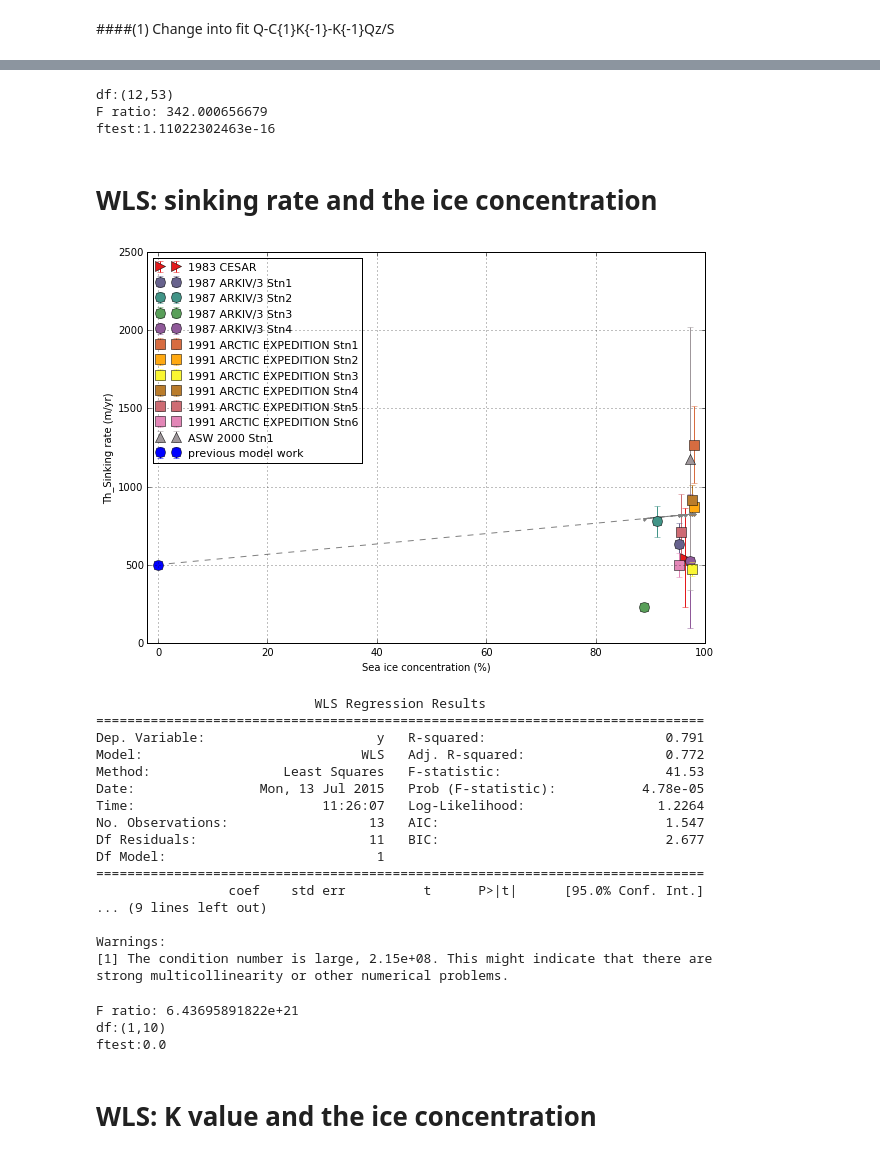
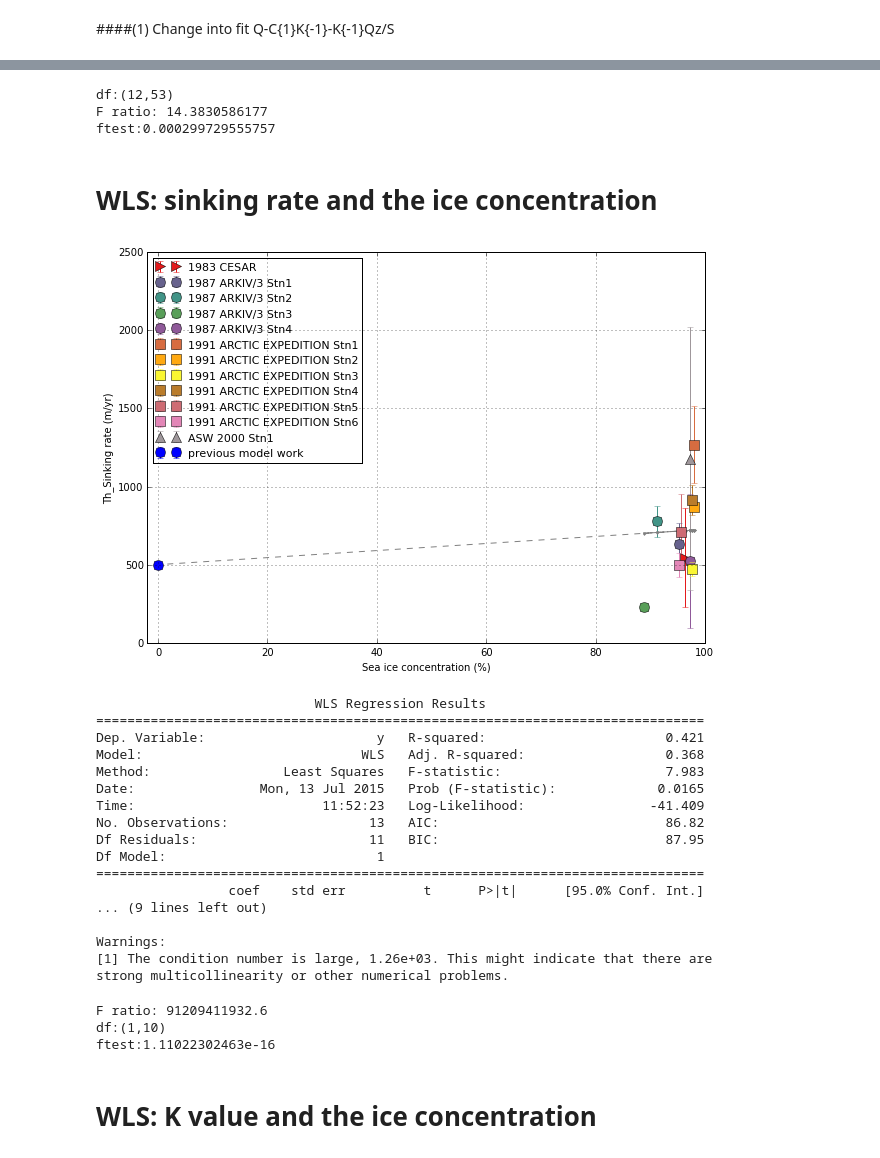
Before and after one commit to UBC-MOAD/analysis-cindy, a Jupyter notebook: notebooks/[parameterization]Version4_Th-err**2.ipynb, the cells around one changed output, grey strips where cells are left out. Saved outputs shown, nothing was run; the diff lists cells and outputs as text; code cells hidden in the pictures.

```diff
--- a/notebooks/[parameterization]Version4_Th-err**2.ipynb
+++ b/notebooks/[parameterization]Version4_Th-err**2.ipynb
@@ -65,8 +65,8 @@ for j in range(file_num):
     ftest=sm.WLS(x, y, weights=1./err**2).fit()
 
 
-    model1=np.sum(ftest.resid**2/err**4)
-    model2=np.sum(res_wls.resid**2/err**4)
+    model1=np.sum(ftest.resid**2/err**2)
+    model2=np.sum(res_wls.resid**2/err**2)
     rss1[j]=model1
     rss2[j]=model2
 
@@ -191,10 +191,10 @@ for j in range(file_num):
     ftest=sm.WLS(x, y2, weights=1./err**2).fit()
 
     #calculate weighted resid. sum
-    resid1=ftest.resid**2/err**4
+    resid1=ftest.resid**2/err**2
     model1=np.sum(resid1)
 
-    resid2=res_wls2.resid**2/err**4
+    resid2=res_wls2.resid**2/err**2
     model2=np.sum(resid2)
 
     #prepare data to recalculate the whole profile later
@@ -275,8 +275,8 @@ print ('F ratio: %s'%F)
 print ('ftest:%s'%p)
 # %% [output]
 df:(12,53)
-F ratio: 342.000656679
-ftest:1.11022302463e-16
+F ratio: 14.3830586177
+ftest:0.000299729555757
 # %% [markdown]
 # WLS: sinking rate and the ice concentration
 # %%
@@ -285,54 +285,54 @@ i=np.empty([file_num,1])
 #    data=pd.read_csv(nc_filename[j])
 #    i[j,:]= data['ice'][0];
 i= np.array([96.4,95.2,91.2,88.8,97.2,98,98,97.6,97.6,95.6,95.2,97.2]) #'remember to add i'
 #marker=      ['o','o','o','o',   '^','s','s','s','s','s', 's','D','D','>']
 
 err1=(WLS_err1/WLS_coef1)*1/WLS_coef1*0.0267
 #((WLS_err1/WLS_coef1)**2)**(0.5)
 sinking_rate=numpy.append(sinking_rate,500)
 i=numpy.append(i,0)
 err1=numpy.append(err1,0.0001)
 i2 = sm.add_constant(i,prepend=False)
-mod_wls3 = sm.WLS(sinking_rate,i2,weights=1./err1**4) #Is it the real error?
+mod_wls3 = sm.WLS(sinking_rate,i2,weights=1./err1**2) #Is it the real error?
 res_wls3 = mod_wls3.fit()
 
 fig, ax = plt.subplots(1,figsize=(10,7))
 ax.plot(i, res_wls3.fittedvalues, '--.',color='grey')
 for j in range(file_num):
     data=pd.read_csv(nc_filename[j])
     name= data['name'][0];
     errorbar(i[j],sinking_rate[j],yerr=err1[j],fmt=marker[j],markersize=10,c=cm.Set1(j*23),label=name)
 
 ax.errorbar(i[-1],sinking_rate[-1], yerr=err1[-1], fmt='o',markersize=10,c='blue',label='previous model work')
 ax.legend(loc=0, fontsize=11)#,bbox_to_anchor=(1.45,1))
 plt.xlabel('Sea ice concentration (%)')
 plt.ylabel('Th_Sinking rate (m/yr)')
 
 #ax.set_ylim([0, 5000])
 ax.set_xlim([-2, 100])
 plt.grid()
 plt.show()
 # %% [output]
-[figure, old version]
+[figure, new version]
 # %%
 print res_wls3.summary()
 # %% [output]
                             WLS Regression Results
 ==============================================================================
-Dep. Variable:                      y   R-squared:                       0.791
-Model:                            WLS   Adj. R-squared:                  0.772
-Method:                 Least Squares   F-statistic:                     41.53
-Date:                Mon, 13 Jul 2015   Prob (F-statistic):           4.78e-05
-Time:                        11:26:07   Log-Likelihood:                 1.2264
-No. Observations:                  13   AIC:                             1.547
-Df Residuals:                      11   BIC:                             2.677
+Dep. Variable:                      y   R-squared:                       0.421
+Model:                            WLS   Adj. R-squared:                  0.368
+Method:                 Least Squares   F-statistic:                     7.983
+Date:                Mon, 13 Jul 2015   Prob (F-statistic):             0.0165
+Time:                        11:52:23   Log-Likelihood:                -41.409
+No. Observations:                  13   AIC:                             86.82
+Df Residuals:                      11   BIC:                             87.95
 Df Model:                           1
 ==============================================================================
                  coef    std err          t      P>|t|      [95.0% Conf. Int.]
 ... (9 lines left out)
 
 Warnings:
-[1] The condition number is large, 2.15e+08. This might indicate that there are
+[1] The condition number is large, 1.26e+03. This might indicate that there are
 strong multicollinearity or other numerical problems.
 # %%
 from statsmodels.formula.api import wls
@@ -344,20 +344,20 @@ a=average(sinking_rate)
 #print a
 #print sinking_rate
 # %%
-rss=(sinking_rate-a)**2/err1**4
+rss=(sinking_rate-a)**2/err1**2
 rss_sum=sum(rss)
 p1 = 1
 p2 = 2
 n = file_num
-F = (rss_sum - np.sum(res_wls5.resid**2/err1**4))/(np.sum(res_wls5.resid**2/err1**4)) *(n-p2)/(p2-p1)
+F = (rss_sum - np.sum(res_wls5.resid**2/err1**2))/(np.sum(res_wls5.resid**2/err1**2)) *(n-p2)/(p2-p1)
 p = 1.0 - scist.cdf(F,p2-p1,n-p2)
 print ('F ratio: %s'%F)
 print ('df:(%s,%s)'%((p2-p1),(n-p2)))
 print ('ftest:%s'%p)
 # %% [output]
-F ratio: 6.43695891822e+21
+F ratio: 91209411932.6
 df:(1,10)
-ftest:0.0
+ftest:1.11022302463e-16
 # %% [markdown]
 # WLS: K value and the ice concentration
 # %%
```
Also changed, not shown: parts of 7 cells of this notebook.
